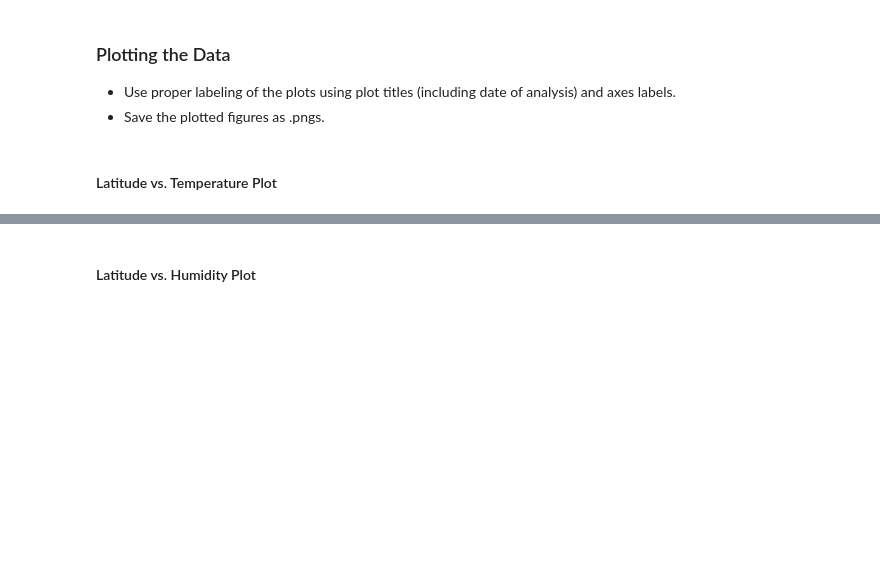
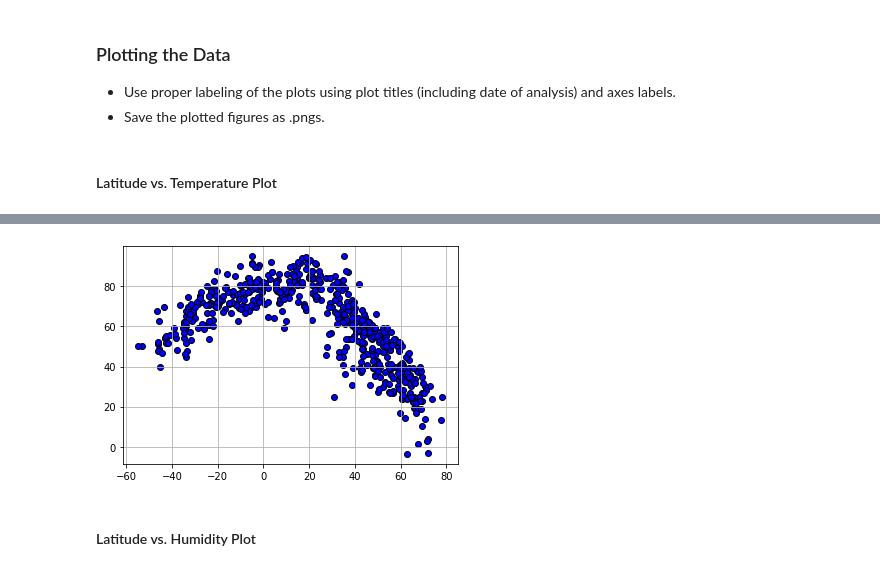
Before and after one commit to henry0905/Global-Weather-Data-Analysis, a Jupyter notebook: Global_Weather_Data_Analysis_Main.ipynb, the cells around one changed output, grey strips where cells are left out. Cells and saved outputs as stored; diff of their text form; code cells hidden in the pictures; blank space fills up the shorter version.

```diff
--- a/Global_Weather_Data_Analysis_Main.ipynb
+++ b/Global_Weather_Data_Analysis_Main.ipynb
@@ -189,3 +186,11 @@ city_data.to_csv(output_file, index = False)
+# %%
+#Plot Latitude Data Versus Maximum Temperature Data
+F1, AX1 = plt.subplots()
+AX1.scatter(city_data['Latitude'], city_data['Max Temp (F)'], facecolor = 'blue', edgecolor = 'black')
+AX1.grid()
+AX1.set_title('City Latitude vs. Maximum Temperature ()')
+# %% [output]
+[figure, added]
 # %% [markdown]
 #### Latitude vs. Humidity Plot
 # %%
```
Also changed, not shown: parts of 4 cells of this notebook, 1 other file.
